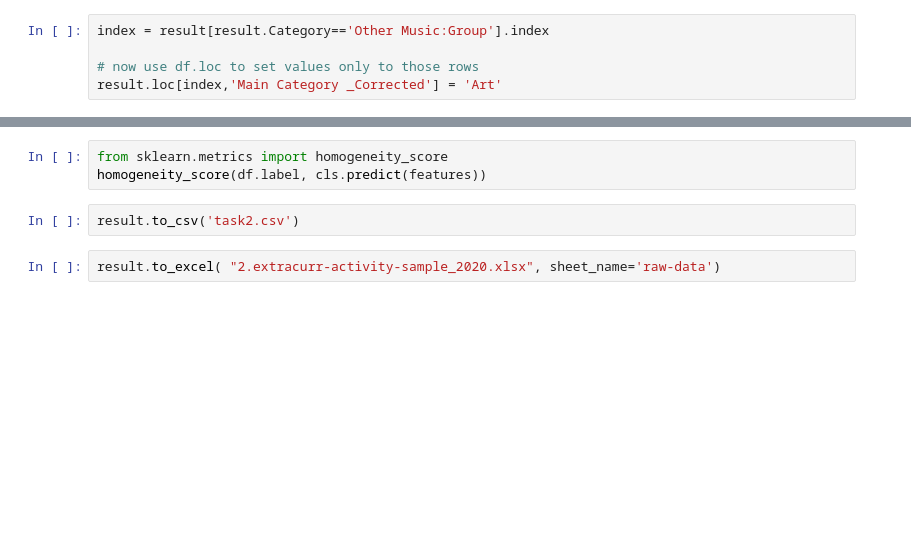
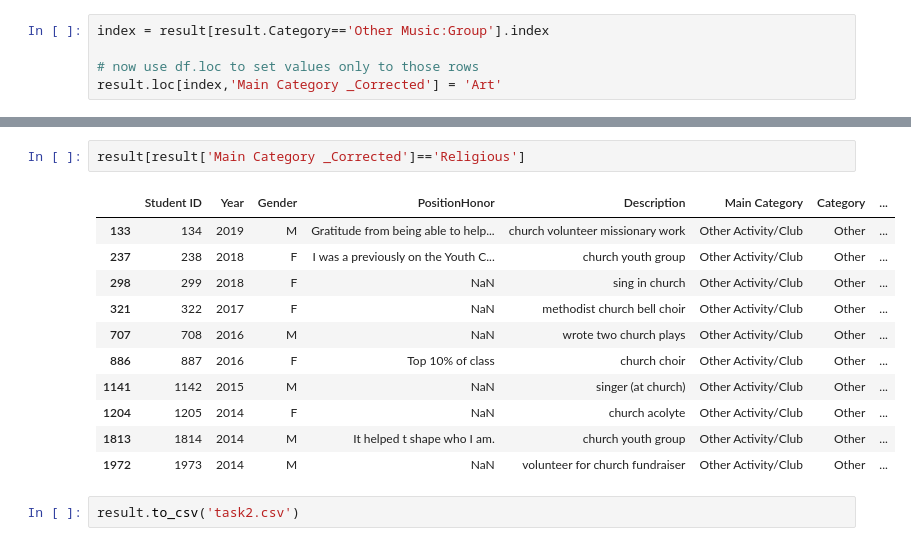
Before and after one commit to tianchu-shu/NLP, a Jupyter notebook: task2.ipynb, the cells around one changed output, grey strips where cells are left out. Saved outputs shown, nothing was run; the diff lists cells and outputs as text; blank space fills up the shorter version.

```diff
--- a/task2.ipynb
+++ b/task2.ipynb
@@ -401,8 +457,17 @@ Athletics                           3
 Name: Main Category _Corrected, dtype: int64
-# %%
-from sklearn.metrics import homogeneity_score
-homogeneity_score(df.label, cls.predict(features))
+# %%
+result[result['Main Category _Corrected']=='Religious']
+# %% [output]
+|  | Student ID | Year | Gender | PositionHonor | Description | Main Category | Category | ... |
+| 133 | 134 | 2019 | M | Gratitude from being able to help... | church volunteer missionary work | Other Activity/Club | Other | ... |
+| 237 | 238 | 2018 | F | I was a previously on the Youth C... | church youth group | Other Activity/Club | Other | ... |
+| 298 | 299 | 2018 | F | NaN | sing in church | Other Activity/Club | Other | ... |
+| 321 | 322 | 2017 | F | NaN | methodist church bell choir | Other Activity/Club | Other | ... |
+| 707 | 708 | 2016 | M | NaN | wrote two church plays | Other Activity/Club | Other | ... |
+| 886 | 887 | 2016 | F | Top 10% of class | church choir | Other Activity/Club | Other | ... |
+| 1141 | 1142 | 2015 | M | NaN | singer (at church) | Other Activity/Club | Other | ... |
+| 1204 | 1205 | 2014 | F | NaN | church acolyte | Other Activity/Club | Other | ... |
+| 1813 | 1814 | 2014 | M | It helped t shape who I am. | church youth group | Other Activity/Club | Other | ... |
+| 1972 | 1973 | 2014 | M | NaN | volunteer for church fundraiser | Other Activity/Club | Other | ... |
 # %%
 result.to_csv('task2.csv')
-# %%
-result.to_excel( "2.extracurr-activity-sample_2020.xlsx", sheet_name='raw-data')
```
Also changed, not shown: parts of 32 cells of this notebook.
